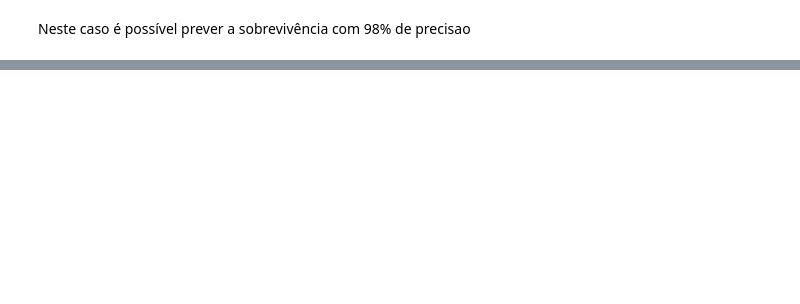
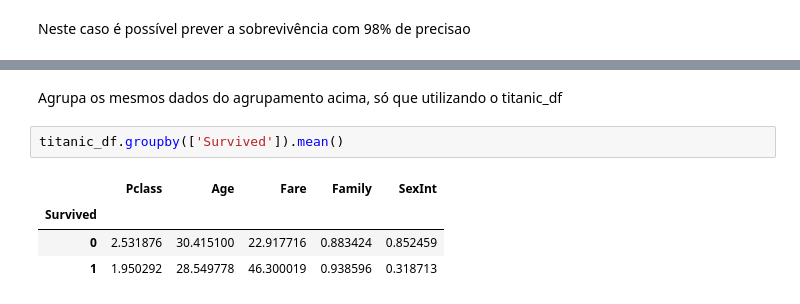
Before and after one commit to liebycardoso/Data_Analysis, a Jupyter notebook: Titanic.ipynb, the cells around one changed output, grey strips where cells are left out. Drawn from its saved outputs; the diff is of its cells as text; blank space fills up the shorter version.

```diff
--- a/Titanic.ipynb
+++ b/Titanic.ipynb
@@ -734,0 +775,9 @@ feat_import
+# %% [markdown]
+Agrupa os mesmos dados do agrupamento acima, só que utilizando o titanic_df
+# %%
+titanic_df.groupby(['Survived']).mean()
+# %% [output]
+|  | Pclass | Age | Fare | Family | SexInt |
+| Survived |  |  |  |  |  |
+| 0 | 2.531876 | 30.415100 | 22.917716 | 0.883424 | 0.852459 |
+| 1 | 1.950292 | 28.549778 | 46.300019 | 0.938596 | 0.318713 |
```
Also changed, not shown: parts of 31 cells of this notebook.
